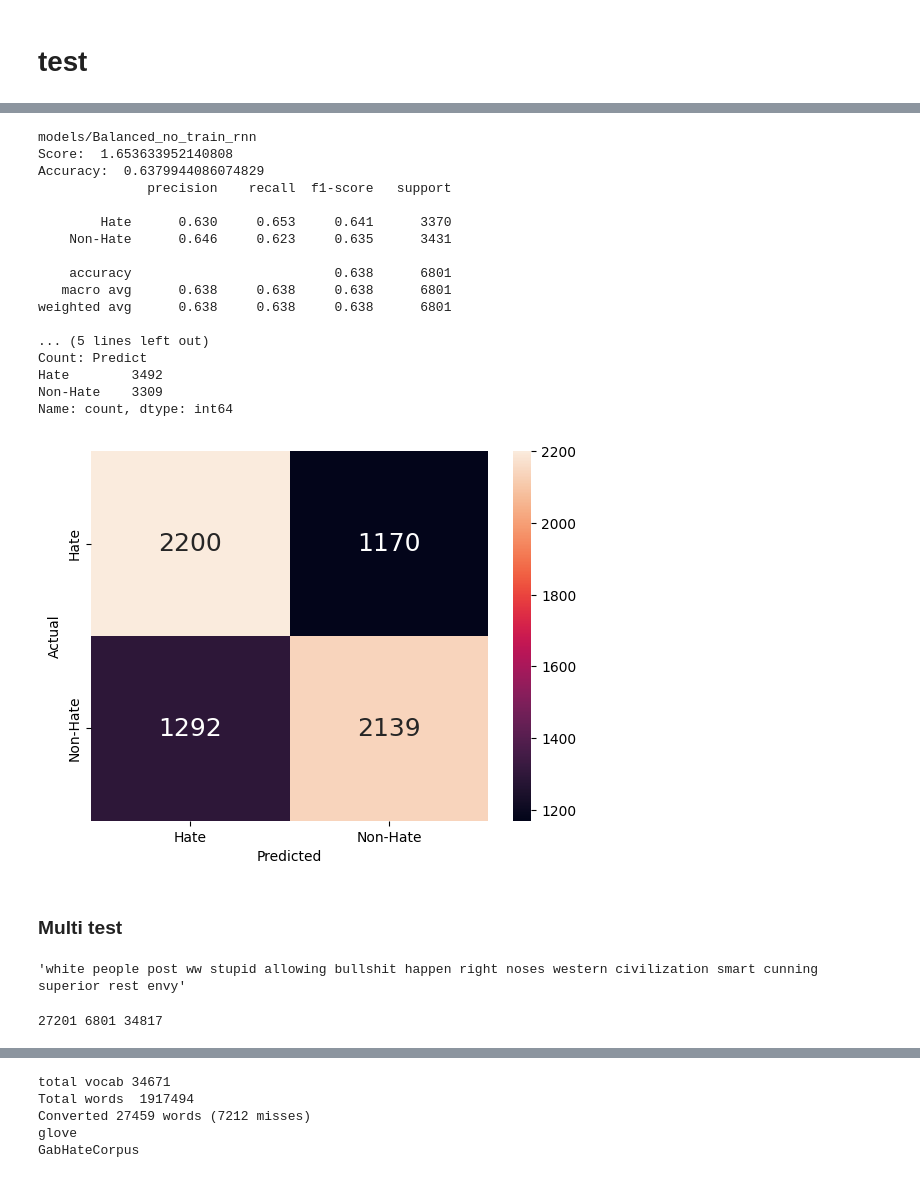
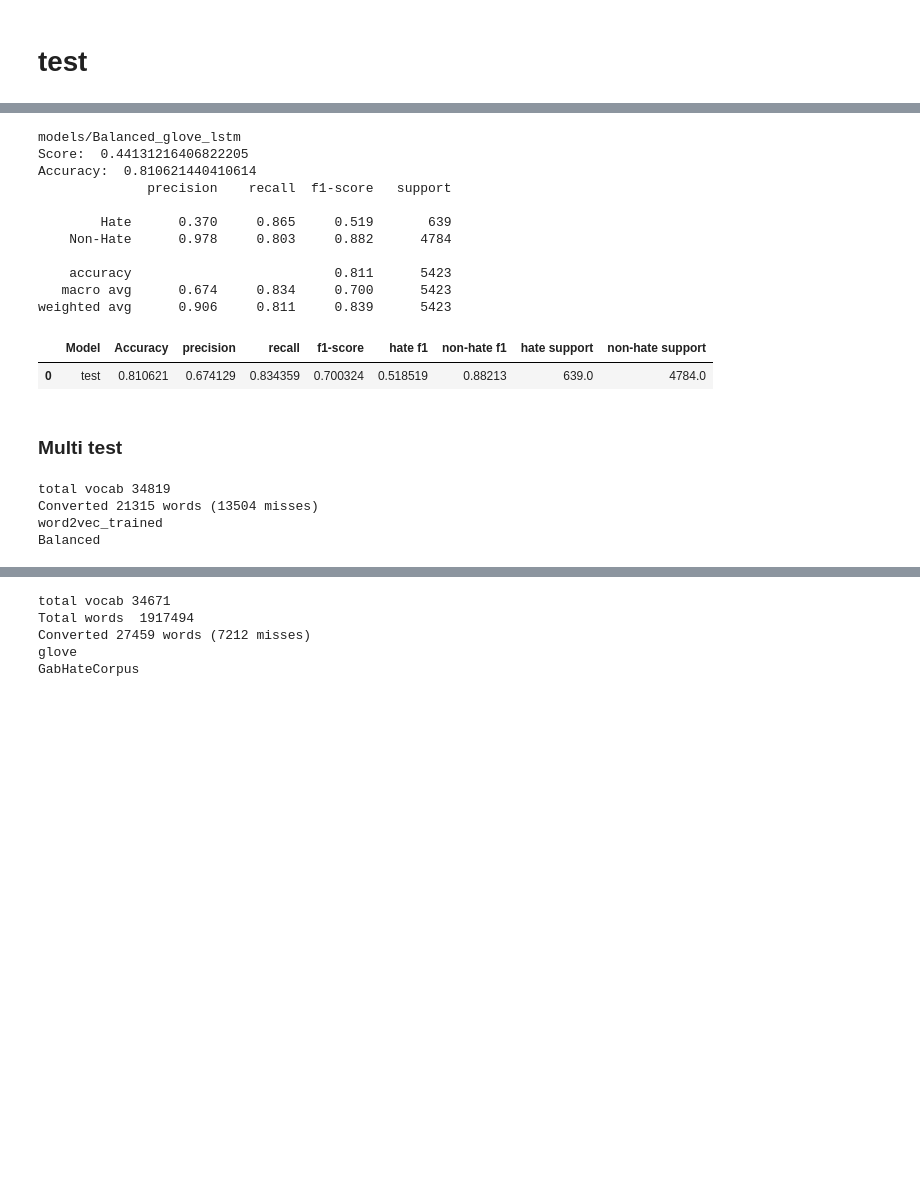
Before and after one commit to yclee98/Hate-speech-detection, a Jupyter notebook: models.ipynb, the cells around one changed output, grey strips where cells are left out. Drawn from its saved outputs; the diff is of its cells as text; code cells hidden in the pictures; blank space fills up the shorter version.

```diff
--- a/models.ipynb
+++ b/models.ipynb
@@ -150,14 +128,16 @@ pro:  22855
 # %% [markdown]
 # Split dataset
 # %%
-test_size = 0.20
-x = np.array(df["text"])
-y = np.array(df["class"])
+def split_data(df):
+    test_size = 0.20
+    x = np.array(df["text"])
+    y = np.array(df["class"])
 
-x_train, x_test, y_train, y_test = train_test_split(x,y, test_size = test_size, random_state=42) #random state ensure same sample
-print("Train Set :", x_train.shape, y_train.shape)
-print("Test Set  :", x_test.shape, y_test.shape)
-print("Total ", len(df))
-# y in digit form
-y_train_binary = np.array(list(map(lambda x:1 if x=="Hate" else 0, y_train)))
-y_test_binary = np.array(list(map(lambda x:1 if x=="Hate" else 0, y_test)))
+    x_train, x_test, y_train, y_test = train_test_split(x,y, test_size = test_size, random_state=42) #random state ensure same sample
+    print("Train Set :", x_train.shape, y_train.shape)
+    print("Test Set  :", x_test.shape, y_test.shape)
+    print("Total ", len(df))
+    # y in digit form
+    y_train_binary = np.array(list(map(lambda x:1 if x=="Hate" else 0, y_train)))
+    y_test_binary = np.array(list(map(lambda x:1 if x=="Hate" else 0, y_test)))
+    return x_train, y_train, y_train_binary, x_test, y_test, y_test_binary
@@ -1195,36 +1192,35 @@ _________________________________________________________________
 # %%
-m = load_model_nn("Balanced_no_train_rnn")
+m = load_model_nn("Balanced_glove_lstm")
 y_test_pred = nn_predict(m)
 print(classification_report(y_test, y_test_pred, digits=3))
-plot_heatmap(y_test, y_test_pred)
+get_result_single(y_test, y_test_pred)
+# plot_heatmap(y_test, y_test_pred)
 # %% [output]
-models/Balanced_no_train_rnn
-Score:  1.653633952140808
-Accuracy:  0.6379944086074829
+models/Balanced_glove_lstm
+Score:  0.44131216406822205
+Accuracy:  0.810621440410614
               precision    recall  f1-score   support
 
-        Hate      0.630     0.653     0.641      3370
-    Non-Hate      0.646     0.623     0.635      3431
+        Hate      0.370     0.865     0.519       639
+    Non-Hate      0.978     0.803     0.882      4784
 
-    accuracy                          0.638      6801
-   macro avg      0.638     0.638     0.638      6801
-weighted avg      0.638     0.638     0.638      6801
-
-... (5 lines left out)
-Count: Predict
-Hate        3492
-Non-Hate    3309
-Name: count, dtype: int64
+    accuracy                          0.811      5423
+   macro avg      0.674     0.834     0.700      5423
+weighted avg      0.906     0.811     0.839      5423
-[figure, removed]
+|  | Model | Accuracy | precision | recall | f1-score | hate f1 | non-hate f1 | hate support | non-hate support |
+| 0 | test | 0.810621 | 0.674129 | 0.834359 | 0.700324 | 0.518519 | 0.88213 | 639.0 | 4784.0 |
 # %% [markdown]
 ### Multi test
-# %%
-x_train[0]
-# %% [output]
-'white people post ww stupid allowing bullshit happen right noses western civilization smart cunning superior rest envy'
-# %%
-print(len(x_train), len(x_test), count_token(x_train))
-# %% [output]
-27201 6801 34817
+# %%
+# pre trained word embedding
+pre_trained_model, model_name = get_word2vec_model()
+custom_encoder, custom_embedding, embedding_name = pre_trained_em(x_train, pre_trained_model, model_name)
+print(embedding_name)
+print(dataset_name)
+# %% [output]
+total vocab 34819
+Converted 21315 words (13504 misses)
+word2vec_trained
+Balanced
 # %%
 # pre trained word embedding
```
Also changed, not shown: parts of 108 cells of this notebook, 10 other files.
